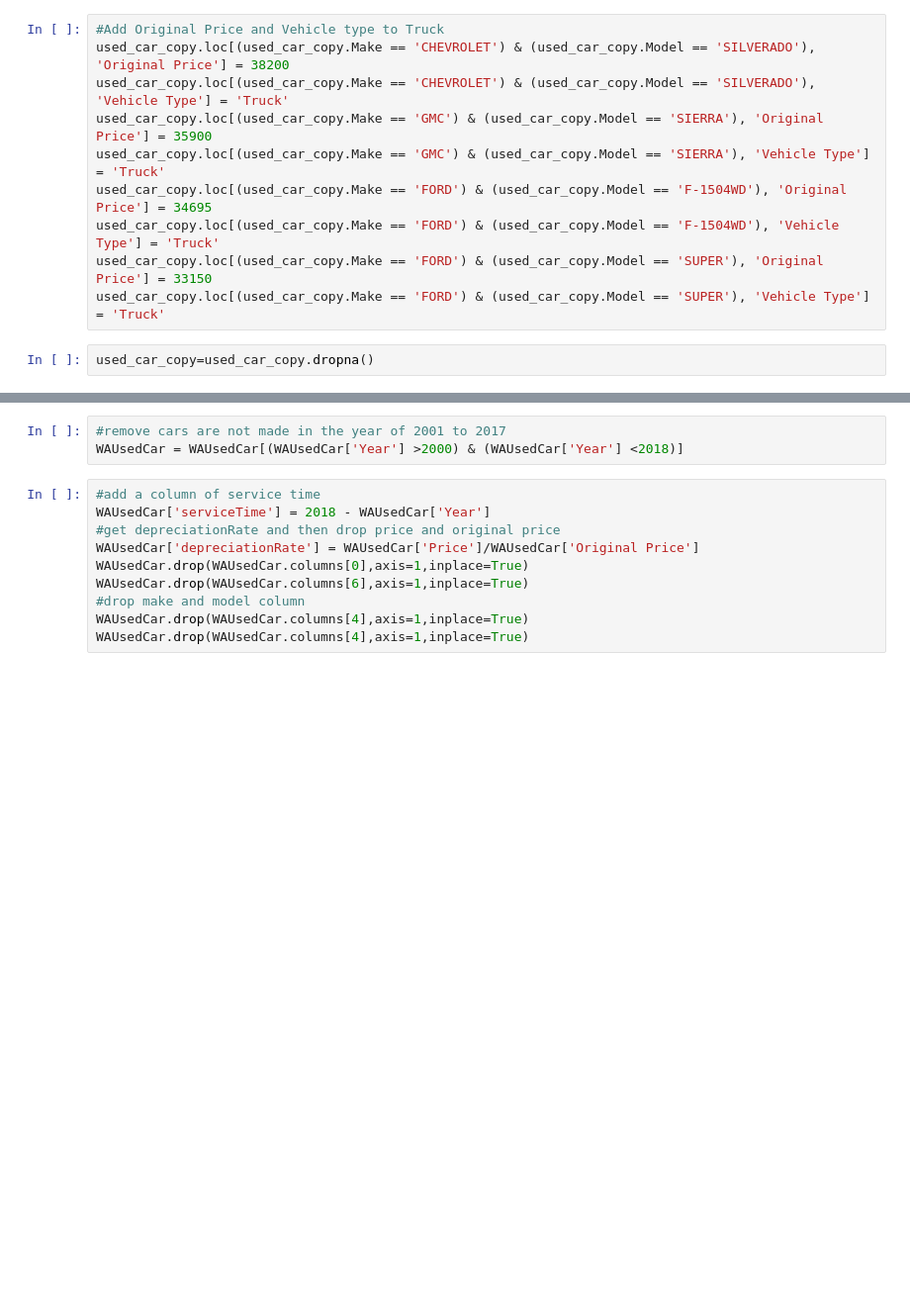
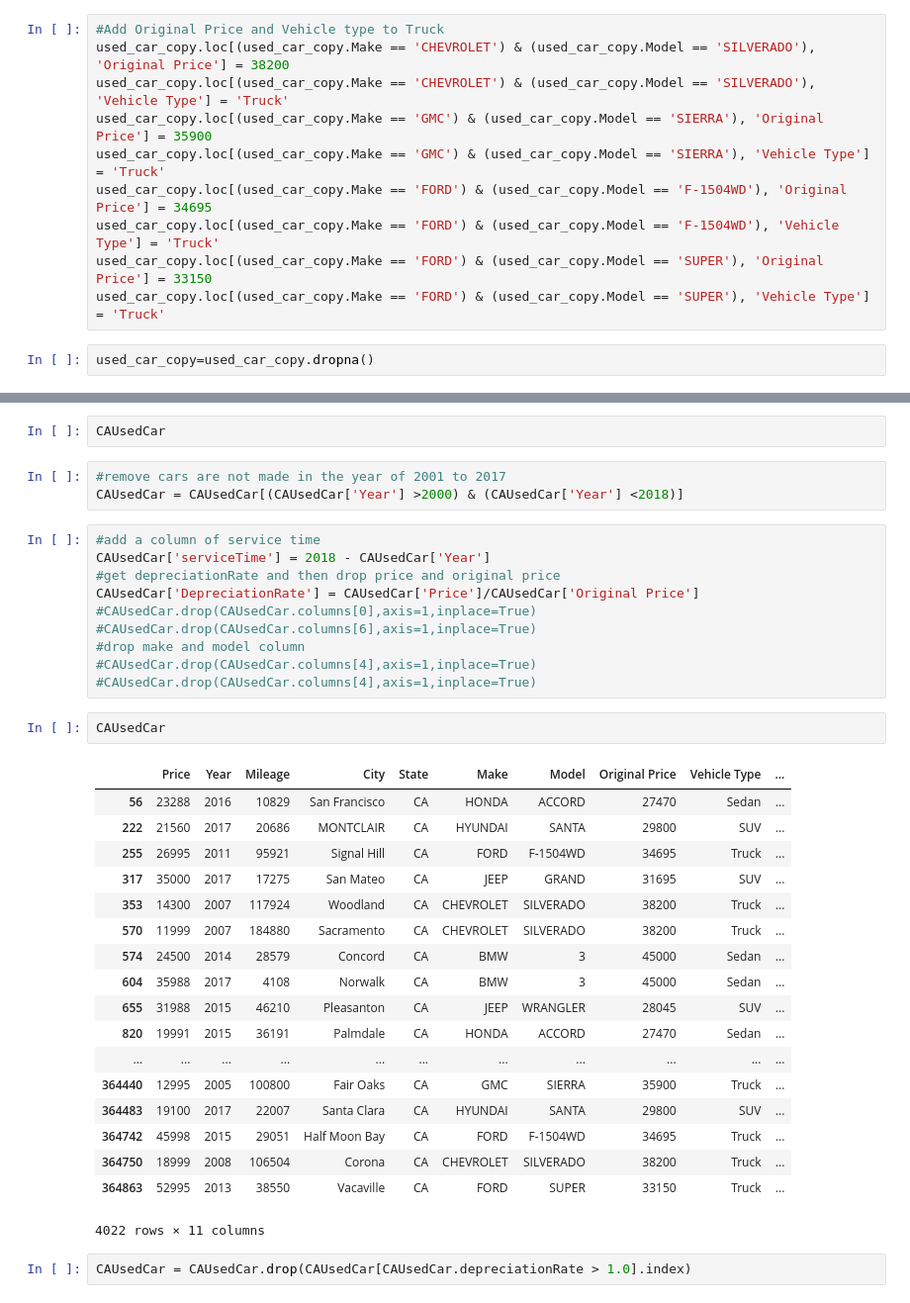
Before and after one commit to ZhuoShan/INFO370FinalProject, a Jupyter notebook: plot.ipynb, the cells around one changed output, grey strips where cells are left out. Shown: that part at 99% size. Saved outputs shown, nothing was run; the diff lists cells and outputs as text; blank space fills up the shorter version.

```diff
--- a/plot.ipynb
+++ b/plot.ipynb
@@ -74,13 +125,38 @@ gdp = gdp[gdp['Description'].str.contains('All industry total', na=False)].drop(
+# %%
+CAUsedCar
 # %%
 #remove cars are not made in the year of 2001 to 2017
-WAUsedCar = WAUsedCar[(WAUsedCar['Year'] >2000) & (WAUsedCar['Year'] <2018)]
+CAUsedCar = CAUsedCar[(CAUsedCar['Year'] >2000) & (CAUsedCar['Year'] <2018)]
 # %%
 #add a column of service time
-WAUsedCar['serviceTime'] = 2018 - WAUsedCar['Year']
+CAUsedCar['serviceTime'] = 2018 - CAUsedCar['Year']
 #get depreciationRate and then drop price and original price
-WAUsedCar['depreciationRate'] = WAUsedCar['Price']/WAUsedCar['Original Price']
-WAUsedCar.drop(WAUsedCar.columns[0],axis=1,inplace=True)
-WAUsedCar.drop(WAUsedCar.columns[6],axis=1,inplace=True)
+CAUsedCar['DepreciationRate'] = CAUsedCar['Price']/CAUsedCar['Original Price']
+#CAUsedCar.drop(CAUsedCar.columns[0],axis=1,inplace=True)
+#CAUsedCar.drop(CAUsedCar.columns[6],axis=1,inplace=True)
 #drop make and model column
-WAUsedCar.drop(WAUsedCar.columns[4],axis=1,inplace=True)
-WAUsedCar.drop(WAUsedCar.columns[4],axis=1,inplace=True)
+#CAUsedCar.drop(CAUsedCar.columns[4],axis=1,inplace=True)
+#CAUsedCar.drop(CAUsedCar.columns[4],axis=1,inplace=True)
+# %%
+CAUsedCar
+# %% [output]
+|  | Price | Year | Mileage | City | State | Make | Model | Original Price | Vehicle Type | ... |
+| 56 | 23288 | 2016 | 10829 | San Francisco | CA | HONDA | ACCORD | 27470 | Sedan | ... |
+| 222 | 21560 | 2017 | 20686 | MONTCLAIR | CA | HYUNDAI | SANTA | 29800 | SUV | ... |
+| 255 | 26995 | 2011 | 95921 | Signal Hill | CA | FORD | F-1504WD | 34695 | Truck | ... |
+| 317 | 35000 | 2017 | 17275 | San Mateo | CA | JEEP | GRAND | 31695 | SUV | ... |
+| 353 | 14300 | 2007 | 117924 | Woodland | CA | CHEVROLET | SILVERADO | 38200 | Truck | ... |
+| 570 | 11999 | 2007 | 184880 | Sacramento | CA | CHEVROLET | SILVERADO | 38200 | Truck | ... |
+| 574 | 24500 | 2014 | 28579 | Concord | CA | BMW | 3 | 45000 | Sedan | ... |
+| 604 | 35988 | 2017 | 4108 | Norwalk | CA | BMW | 3 | 45000 | Sedan | ... |
+| 655 | 31988 | 2015 | 46210 | Pleasanton | CA | JEEP | WRANGLER | 28045 | SUV | ... |
+| 820 | 19991 | 2015 | 36191 | Palmdale | CA | HONDA | ACCORD | 27470 | Sedan | ... |
+| ... | ... | ... | ... | ... | ... | ... | ... | ... | ... | ... |
+| 364440 | 12995 | 2005 | 100800 | Fair Oaks | CA | GMC | SIERRA | 35900 | Truck | ... |
+| 364483 | 19100 | 2017 | 22007 | Santa Clara | CA | HYUNDAI | SANTA | 29800 | SUV | ... |
+| 364742 | 45998 | 2015 | 29051 | Half Moon Bay | CA | FORD | F-1504WD | 34695 | Truck | ... |
+| 364750 | 18999 | 2008 | 106504 | Corona | CA | CHEVROLET | SILVERADO | 38200 | Truck | ... |
+| 364863 | 52995 | 2013 | 38550 | Vacaville | CA | FORD | SUPER | 33150 | Truck | ... |
+4022 rows × 11 columns
+# %%
+CAUsedCar = CAUsedCar.drop(CAUsedCar[CAUsedCar.depreciationRate > 1.0].index)
```
Also changed, not shown: parts of 19 cells of this notebook, 1 other file.
